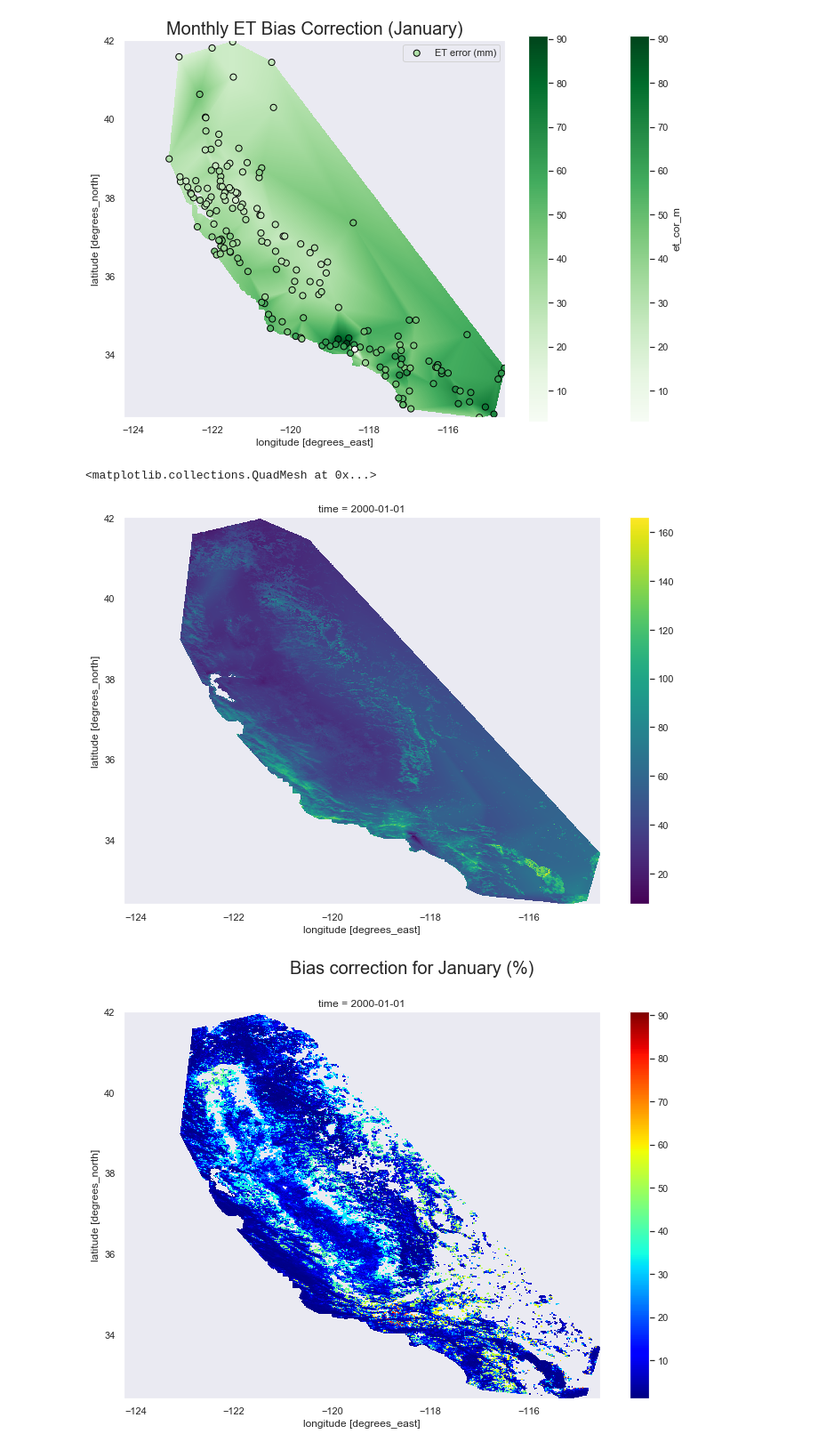
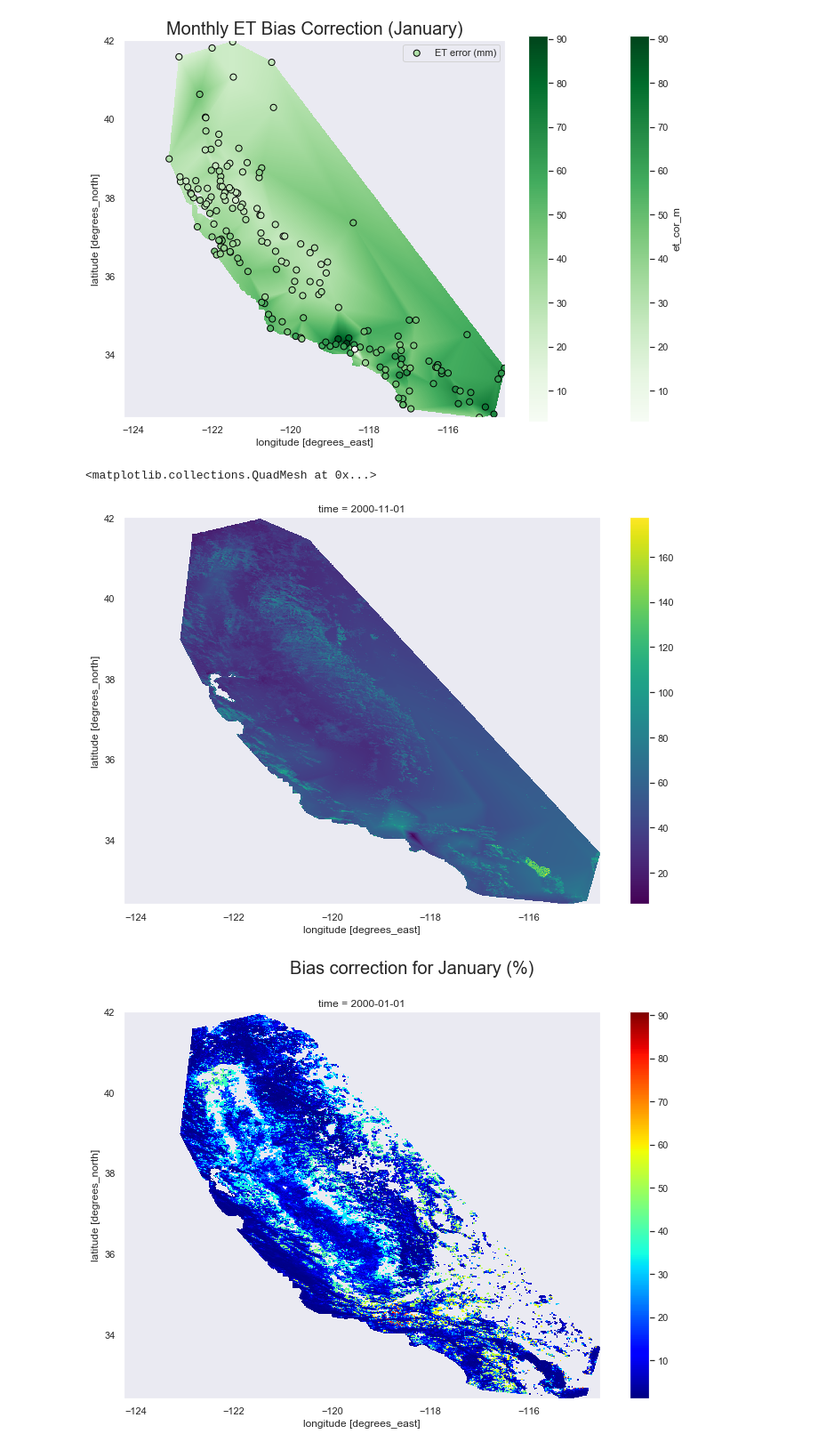
Before and after one commit to kashingtonDC/CIMIS, a Jupyter notebook: code/CIMIS.ipynb, the cells around one changed output. Shown at 89% size. Cells and saved outputs as stored; diff of their text form; code cells hidden in the pictures.

```diff
--- a/code/CIMIS.ipynb
+++ b/code/CIMIS.ipynb
@@ -829,13 +829,13 @@ plt.show()
 # %%
 # See what a sample correction looks like:
 # %%
-cort = (ds['et'][0] + et_mean['et_cor_m'])
+cort = (ds['et'][10] + et_mean['et_cor_m'])
 
 fig, ax=plt.subplots(figsize = (12,8))
 cort.plot(cmap = 'viridis', ax = ax)
 # %% [output]
 <matplotlib.collections.QuadMesh at 0x...>
-[figure, old version]
+[figure, new version]
 # %%
 # What approximate percent does each pixel change?
 pct_diff = (ds['et'][0] + et_mean['et_cor_m']) / ds['et'][0]
```
Also changed, not shown: parts of 1 cell of this notebook.
